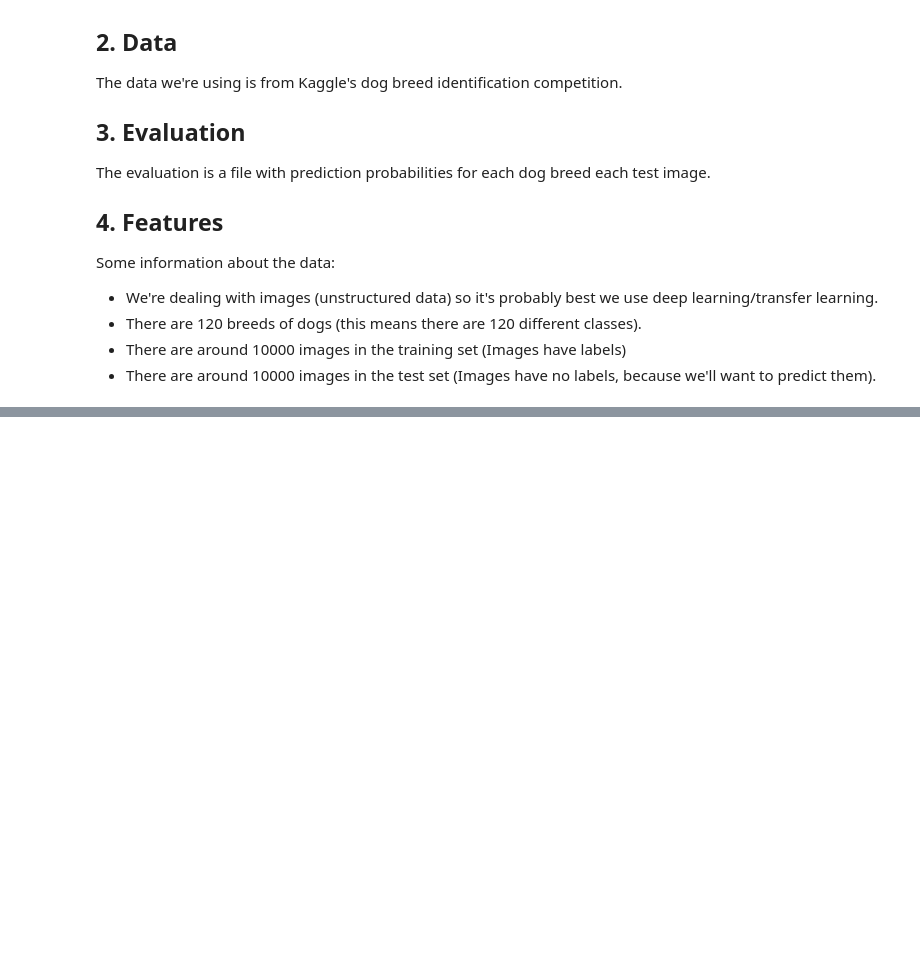
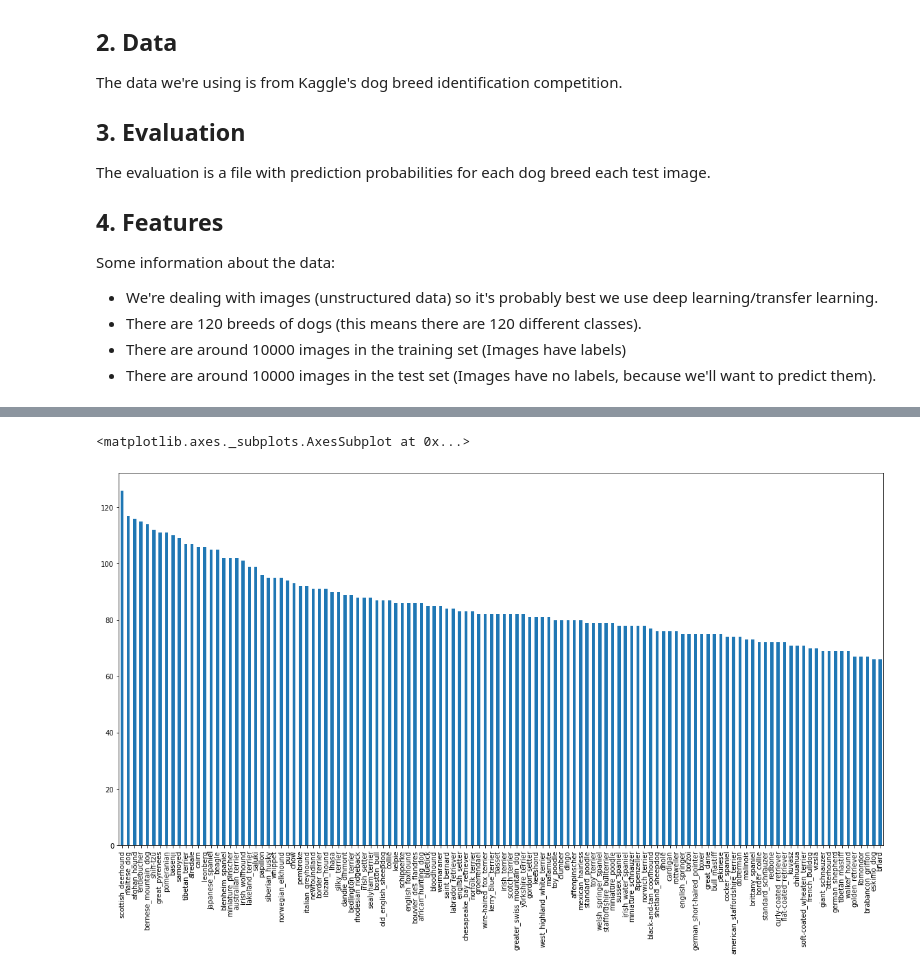
Before and after one commit to bahkali/A4Products, a Jupyter notebook: Dog_vision.ipynb, the cells around one changed output, grey strips where cells are left out. Drawn from its saved outputs; the diff is of its cells as text; code cells hidden in the pictures; blank space fills up the shorter version.

Commit message:
Import the data from google Drive

```diff
--- a/Dog_vision.ipynb
+++ b/Dog_vision.ipynb
@@ -34,3 +34,4 @@ import matplotlib.pyplot as plt
 # Import Tensorflow into colab
 import tensorflow as tf
 import tensorflow_hub as hub
+path = "drive/MyDrive/Dog Vision/dog-breed-identification"
@@ -49,0 +50,5 @@ GPU available (YESSS!!!!
+# %%
+#/content/drive/MyDrive/Dog Vision/dog-breed-identification
+labels_csv = pd.read_csv(path+"/labels.csv")
+print(labels_csv.describe())
+print(labels_csv.head())
@@ -49,0 +76,5 @@ GPU available (YESSS!!!!
+# %%
+labels_csv['breed'].value_counts().plot.bar(figsize=(20, 10))
+# %% [output]
+<matplotlib.axes._subplots.AxesSubplot at 0x...>
+[figure, added]
```
Also changed, not shown: parts of 6 cells of this notebook.
